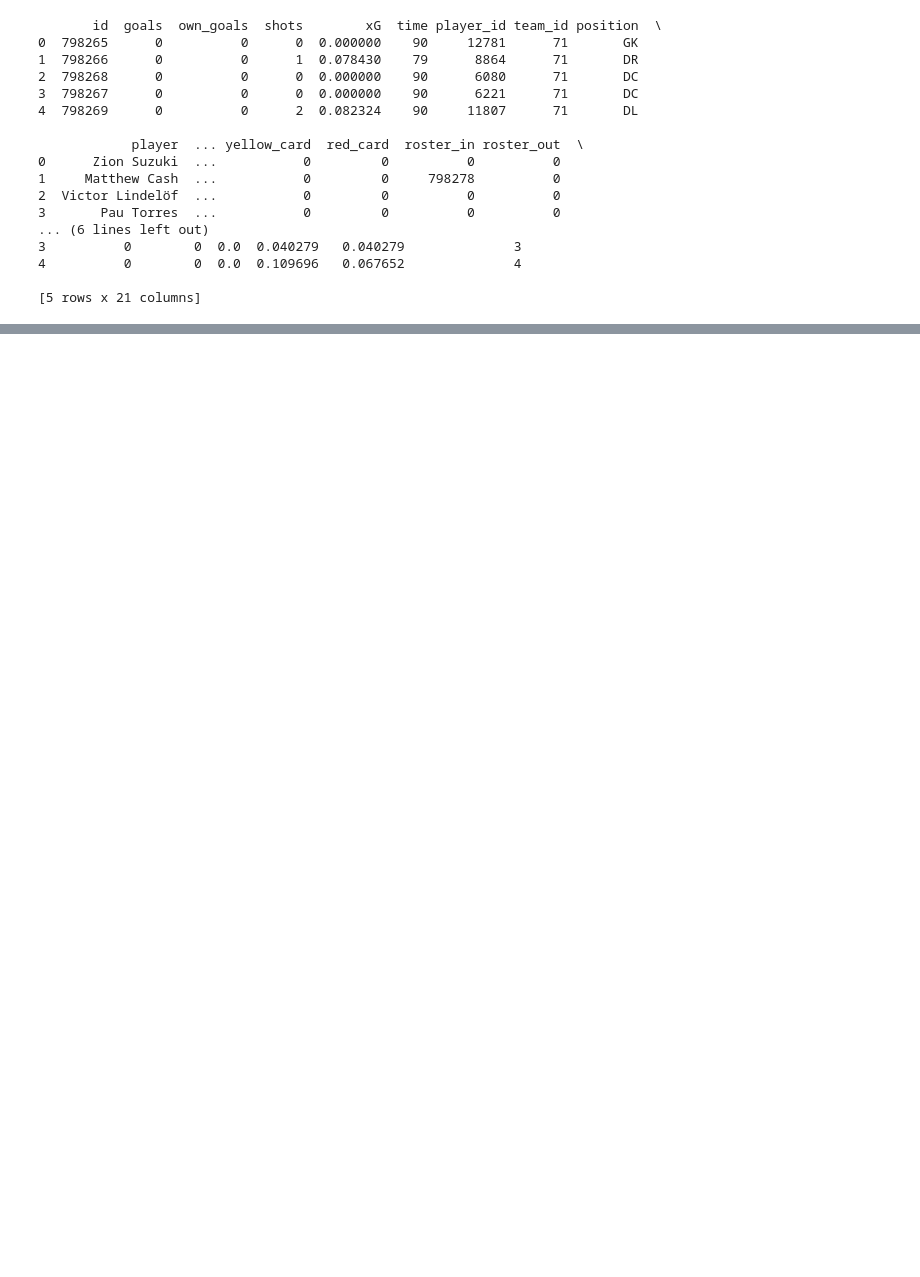
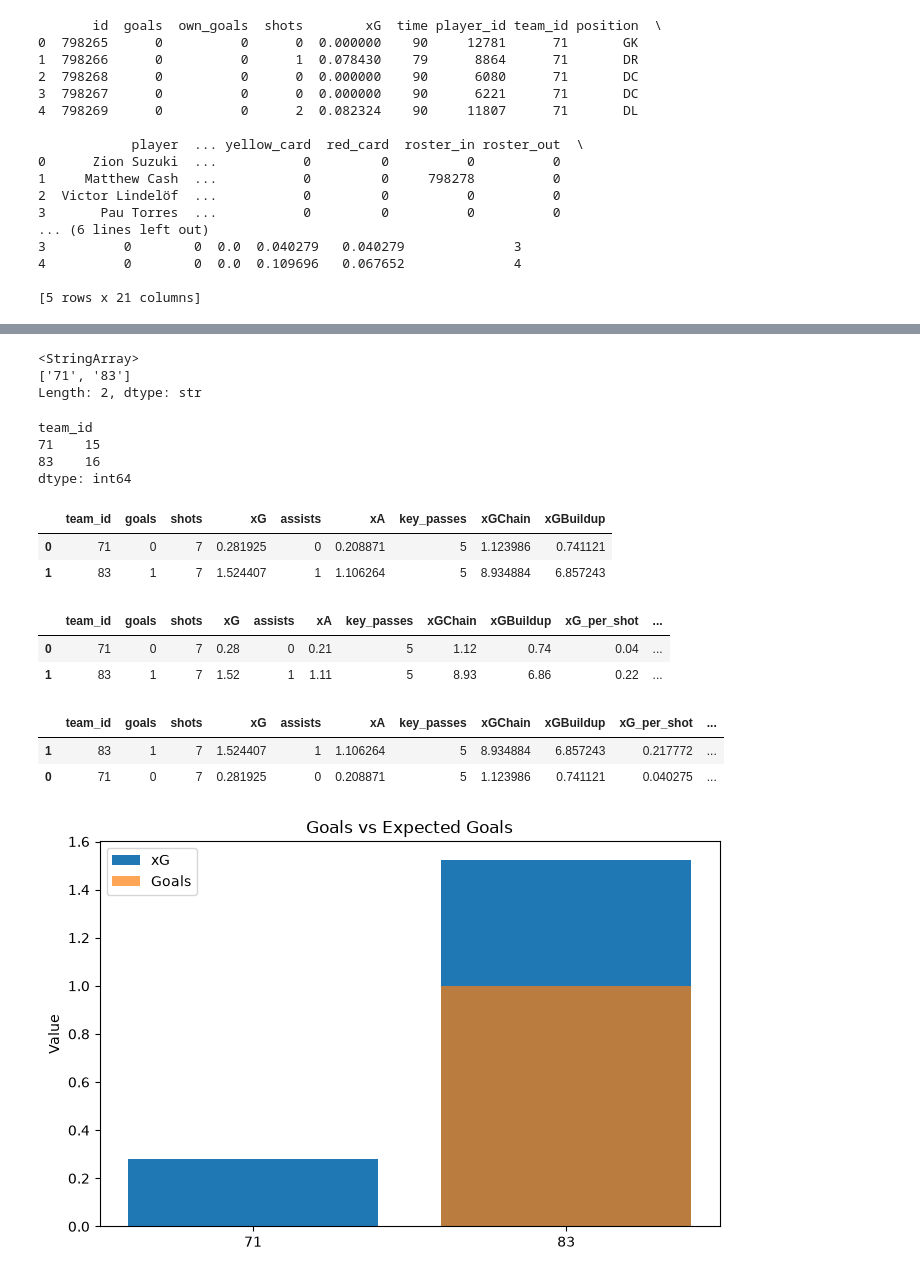
Before and after one commit to SalmaAllam8/football-data-visualization, a Jupyter notebook: Arsenal_undestats.ipynb, the cells around one changed output, grey strips where cells are left out. Cells and saved outputs as stored; diff of their text form; code cells hidden in the pictures; blank space fills up the shorter version.

```diff
--- a/Arsenal_undestats.ipynb
+++ b/Arsenal_undestats.ipynb
@@ -301,0 +323,75 @@ print(df.head())
+# %%
+df["team_id"].unique()
+# %% [output]
+<StringArray>
+['71', '83']
+Length: 2, dtype: str
+# %%
+df.groupby("team_id").size()
+# %% [output]
+team_id
+71    15
+83    16
+dtype: int64
+# %%
+team_stats = df.groupby("team_id").agg(
+    goals=("goals", "sum"),
+    shots=("shots", "sum"),
+    xG=("xG", "sum"),
+    assists=("assists", "sum"),
+    xA=("xA", "sum"),
+    key_passes=("key_passes", "sum"),
+    xGChain=("xGChain", "sum"),
+    xGBuildup=("xGBuildup", "sum")
+).reset_index()
+
+team_stats
+# %% [output]
+|  | team_id | goals | shots | xG | assists | xA | key_passes | xGChain | xGBuildup |
+| 0 | 71 | 0 | 7 | 0.281925 | 0 | 0.208871 | 5 | 1.123986 | 0.741121 |
+| 1 | 83 | 1 | 7 | 1.524407 | 1 | 1.106264 | 5 | 8.934884 | 6.857243 |
+# %%
+team_stats["xG_per_shot"] = team_stats["xG"] / team_stats["shots"]
+# %%
+team_stats["finishing_difference"] = (
+    team_stats["goals"] - team_stats["xG"]
+)
+# %%
+team_stats.round(2)
+# %% [output]
+|  | team_id | goals | shots | xG | assists | xA | key_passes | xGChain | xGBuildup | xG_per_shot | ... |
+| 0 | 71 | 0 | 7 | 0.28 | 0 | 0.21 | 5 | 1.12 | 0.74 | 0.04 | ... |
+| 1 | 83 | 1 | 7 | 1.52 | 1 | 1.11 | 5 | 8.93 | 6.86 | 0.22 | ... |
+# %%
+team_stats.sort_values("xG", ascending=False)
+# %% [output]
+|  | team_id | goals | shots | xG | assists | xA | key_passes | xGChain | xGBuildup | xG_per_shot | ... |
+| 1 | 83 | 1 | 7 | 1.524407 | 1 | 1.106264 | 5 | 8.934884 | 6.857243 | 0.217772 | ... |
+| 0 | 71 | 0 | 7 | 0.281925 | 0 | 0.208871 | 5 | 1.123986 | 0.741121 | 0.040275 | ... |
+# %%
+
+plt.figure(figsize=(8, 5))
+
+x = range(len(team_stats))
+
+plt.bar(
+    x,
+    team_stats["xG"],
+    label="xG"
+)
+
+plt.bar(
+    x,
+    team_stats["goals"],
+    alpha=0.7,
+    label="Goals"
+)
+
+plt.xticks(x, team_stats["team_id"])
+plt.ylabel("Value")
+plt.title("Goals vs Expected Goals")
+plt.legend()
+
+plt.show()
+# %% [output]
+[figure, added]
```
Also changed, not shown: parts of 3 cells of this notebook.
